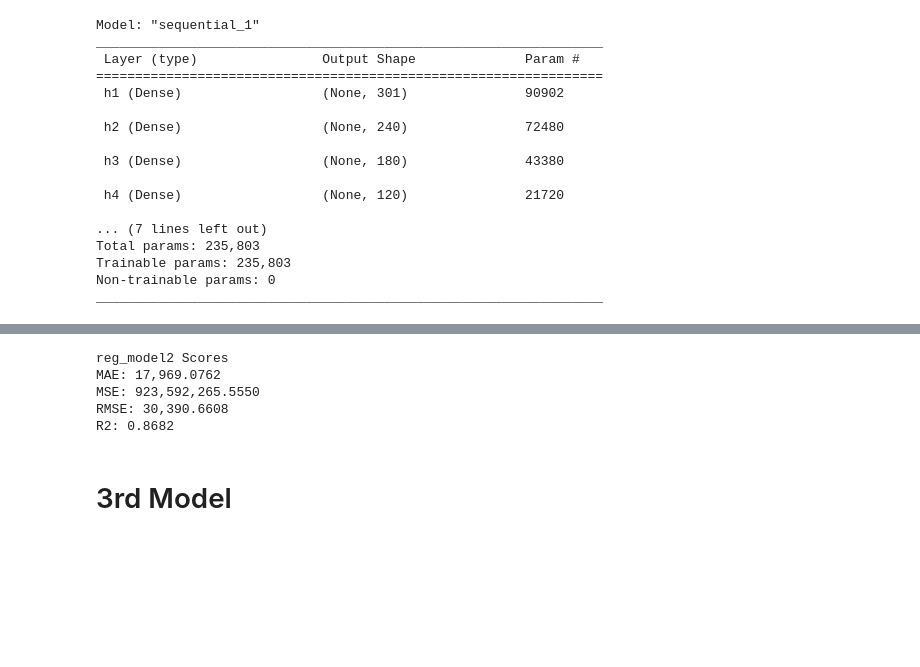
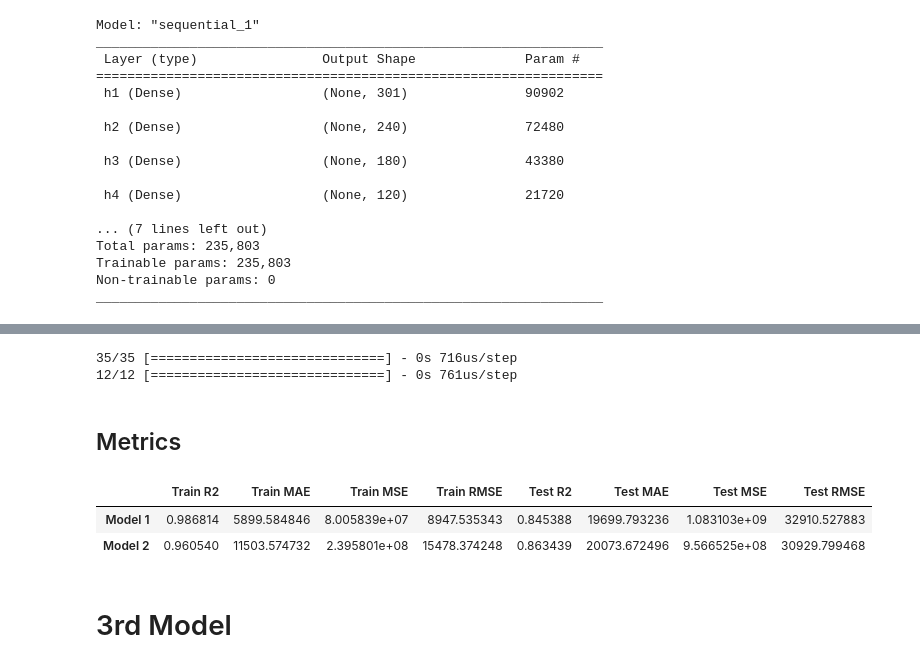
Before and after one commit to jaytrey777/Neural-Network-Exercise, a Jupyter notebook: Neural Network Exercise.ipynb, the cells around one changed output, grey strips where cells are left out. Cells and saved outputs as stored; diff of their text form; code cells hidden in the pictures; blank space fills up the shorter version.

```diff
--- a/Neural Network Exercise.ipynb
+++ b/Neural Network Exercise.ipynb
@@ -125,0 +95,20 @@ def rmse(y_true, y_pred):
+# %%
+## Define a function that prints out the scores for the model
+def neural_metrics(y_train_pred, y_test_pred, name='model'):
+
+  # Create a dataframe of scores to return
+  scores = pd.DataFrame()
+
+  # Training
+  scores.loc[name, 'Train R2'] = r2_score(y_train, y_train_pred)
+  scores.loc[name, 'Train MAE'] = mean_absolute_error(y_train, y_train_pred)
+  scores.loc[name, 'Train MSE'] = mean_squared_error(y_train, y_train_pred)
+  scores.loc[name, 'Train RMSE'] = np.sqrt(mean_squared_error(y_train, y_train_pred))
+
+  # Testing
+  scores.loc[name, 'Test R2'] = r2_score(y_test, y_test_pred)
+  scores.loc[name, 'Test MAE'] = mean_absolute_error(y_test, y_test_pred)
+  scores.loc[name, 'Test MSE'] = mean_squared_error(y_test, y_test_pred)
+  scores.loc[name, 'Test RMSE'] = np.sqrt(mean_squared_error(y_test, y_test_pred))
+
+  return scores
@@ -261,3 +261,4 @@ plot_history(history)
 # %%
-y_pred = reg_model.predict(X_test)
+y_train_pred = reg_model.predict(X_train)
+y_test_pred = reg_model.predict(X_test)
 # %% [output]
@@ -332,11 +335,19 @@ plot_history(history2)
 # %%
-eval_regression(y_test, y_pred, name="reg_model2")
+y_train_pred2 = reg_model2.predict(X_train)
+y_test_pred2 = reg_model2.predict(X_test)
 # %% [output]
-reg_model2 Scores
-MAE: 17,969.0762
-MSE: 923,592,265.5550
-RMSE: 30,390.6608
-R2: 0.8682
+35/35 [==============================] - 0s 716us/step
+12/12 [==============================] - 0s 761us/step
+# %% [markdown]
+## Metrics
+# %%
+reg2 = neural_metrics(y_train_pred2, y_test_pred2, name="Model 2")
+scores = pd.concat([scores, reg2])
+scores
+# %% [output]
+|  | Train R2 | Train MAE | Train MSE | Train RMSE | Test R2 | Test MAE | Test MSE | Test RMSE |
+| Model 1 | 0.986814 | 5899.584846 | 8.005839e+07 | 8947.535343 | 0.845388 | 19699.793236 | 1.083103e+09 | 32910.527883 |
+| Model 2 | 0.960540 | 11503.574732 | 2.395801e+08 | 15478.374248 | 0.863439 | 20073.672496 | 9.566525e+08 | 30929.799468 |
 # %% [markdown]
 # 3rd Model
 # %%
```
Also changed, not shown: parts of 14 cells of this notebook.
